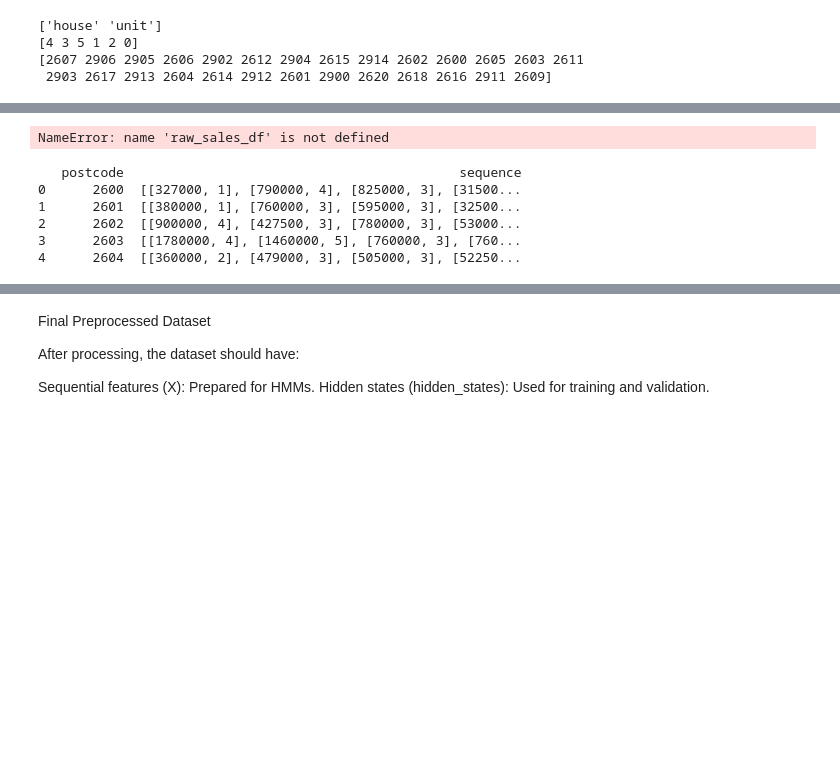
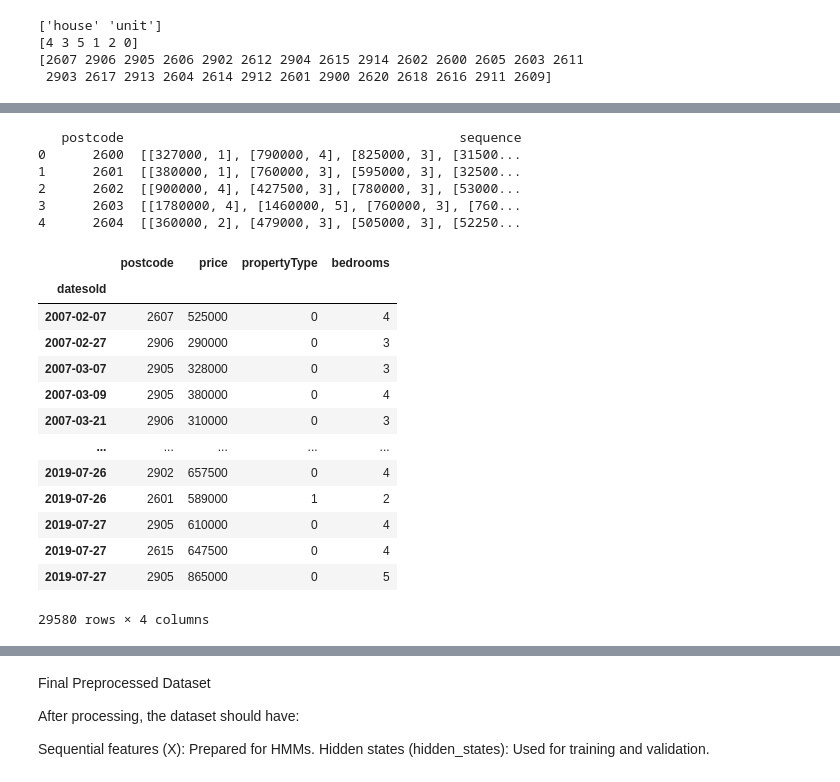
Before and after one commit to gracesosa/RealEstate_TrendClassification, a Jupyter notebook: Notebooks/DataPreprocessing.ipynb, the cells around one changed output, grey strips where cells are left out. Drawn from its saved outputs; the diff is of its cells as text; code cells hidden in the pictures; blank space fills up the shorter version.

```diff
--- a/Notebooks/DataPreprocessing.ipynb
+++ b/Notebooks/DataPreprocessing.ipynb
@@ -241,13 +227,6 @@ dtypes: datetime64[ns](1), int32(1), int64(3)
 75%              2016-09-30 00:00:00  6.275155e+05    1.000000    4.000000
 max              2019-09-30 00:00:00  1.017752e+06    1.000000    5.000000
 std                              NaN  1.701934e+05    0.494847    1.239875
-# %%
-print(raw_sales_df[['postcode', 'propertyType']].isnull().sum())
-
-print(raw_sales_df.head())
-print(raw_sales_df.dtypes)
-# %% [output]
-NameError: name 'raw_sales_df' is not defined
 # %%
 sequence_raw_sales_single_group = raw_sales_df.groupby('postcode').apply(
     lambda group: group[['price', 'bedrooms']].values.tolist()).reset_index(name='sequence')
@@ -279,3 +258,20 @@ n_states = 3  # Number of states
 kmeans = KMeans(n_clusters=n_states, random_state=42)
 ma_lga_df['state'] = kmeans.fit_predict(ma_lga_df[['MA_scaled']])
 hidden_states = ma_lga_df['state'].values
+# %%
+raw_sales_df
+# %% [output]
+|  | postcode | price | propertyType | bedrooms |
+| datesold |  |  |  |  |
+| 2007-02-07 | 2607 | 525000 | 0 | 4 |
+| 2007-02-27 | 2906 | 290000 | 0 | 3 |
+| 2007-03-07 | 2905 | 328000 | 0 | 3 |
+| 2007-03-09 | 2905 | 380000 | 0 | 4 |
+| 2007-03-21 | 2906 | 310000 | 0 | 3 |
+| ... | ... | ... | ... | ... |
+| 2019-07-26 | 2902 | 657500 | 0 | 4 |
+| 2019-07-26 | 2601 | 589000 | 1 | 2 |
+| 2019-07-27 | 2905 | 610000 | 0 | 4 |
+| 2019-07-27 | 2615 | 647500 | 0 | 4 |
+| 2019-07-27 | 2905 | 865000 | 0 | 5 |
+29580 rows × 4 columns
```
Also changed, not shown: parts of 10 cells of this notebook, 1 other file.
